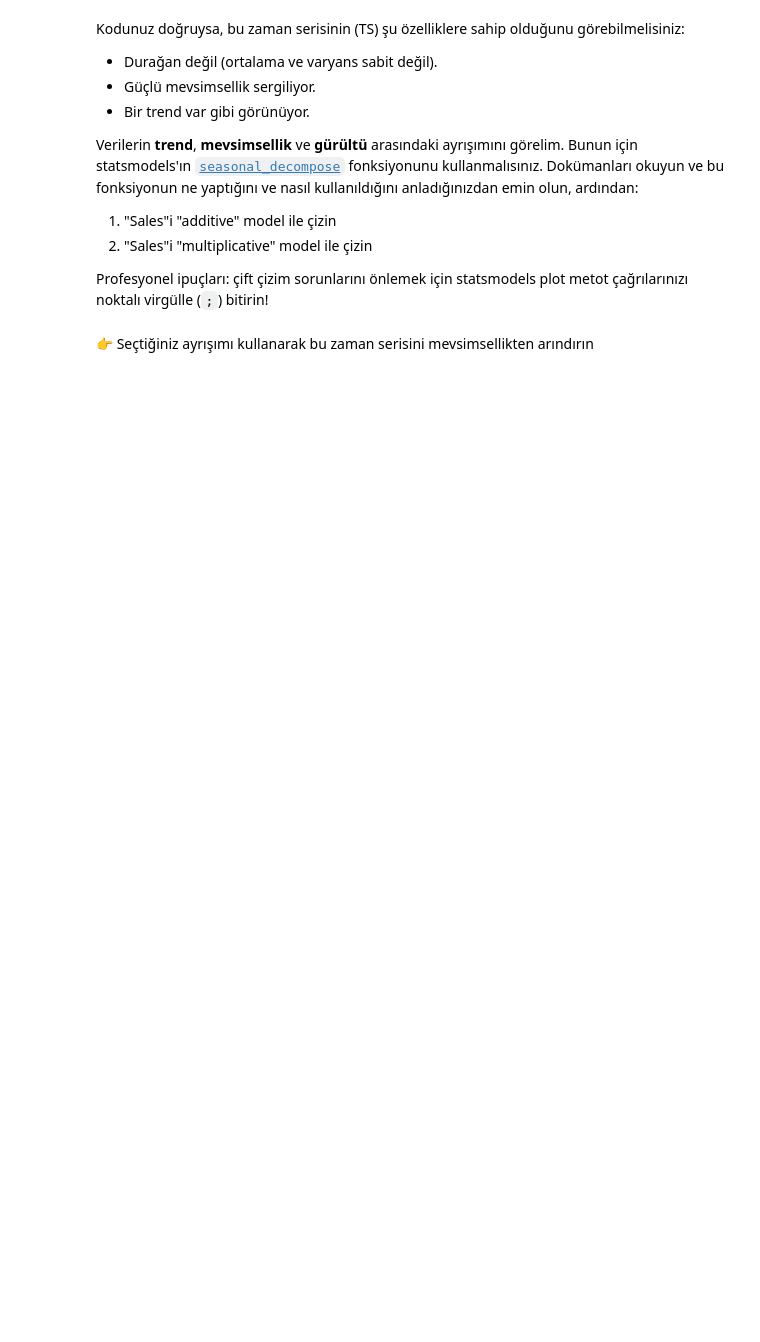
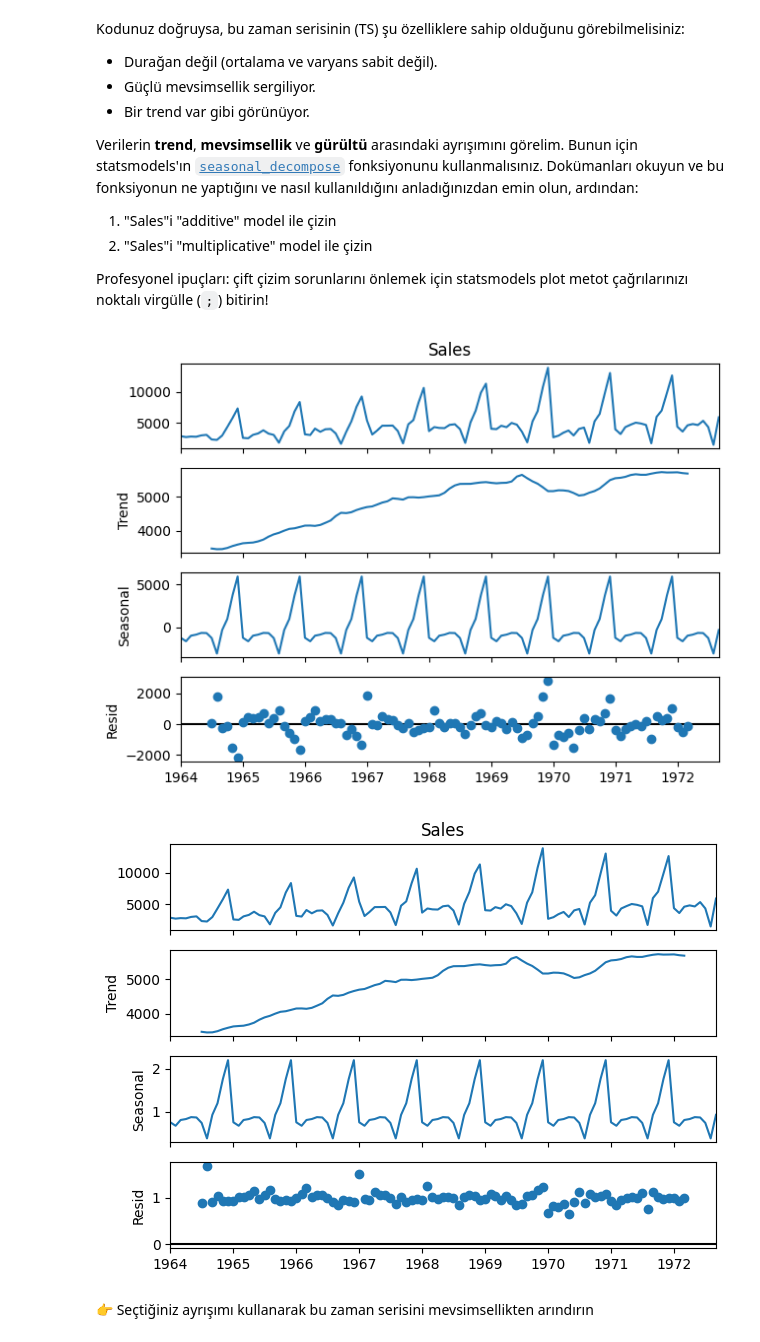
Before and after one commit to totkanligizem/S17D4-S-data-sarima, a Jupyter notebook: sarima.ipynb, the cells around one changed output. Drawn from its saved outputs; the diff is of its cells as text; code cells hidden in the pictures; blank space fills up the shorter version.

```diff
--- a/sarima.ipynb
+++ b/sarima.ipynb
@@ -58,2 +89,15 @@ Profesyonel ipuçları: çift çizim sorunlarını önlemek için statsmodels pl
+# %%
+from statsmodels.tsa.seasonal import seasonal_decompose
+
+# Additive decomposition
+decomp_add = seasonal_decompose(df["Sales"], model="additive", period=12)
+decomp_add.plot();
+
+# Multiplicative decomposition
+decomp_mul = seasonal_decompose(df["Sales"], model="multiplicative", period=12)
+decomp_mul.plot();
+# %% [output]
+[figure, added]
+[figure, added]
 # %% [markdown]
 👉 Seçtiğiniz ayrışımı kullanarak bu zaman serisini mevsimsellikten arındırın
```
Also changed, not shown: parts of 45 cells of this notebook.
